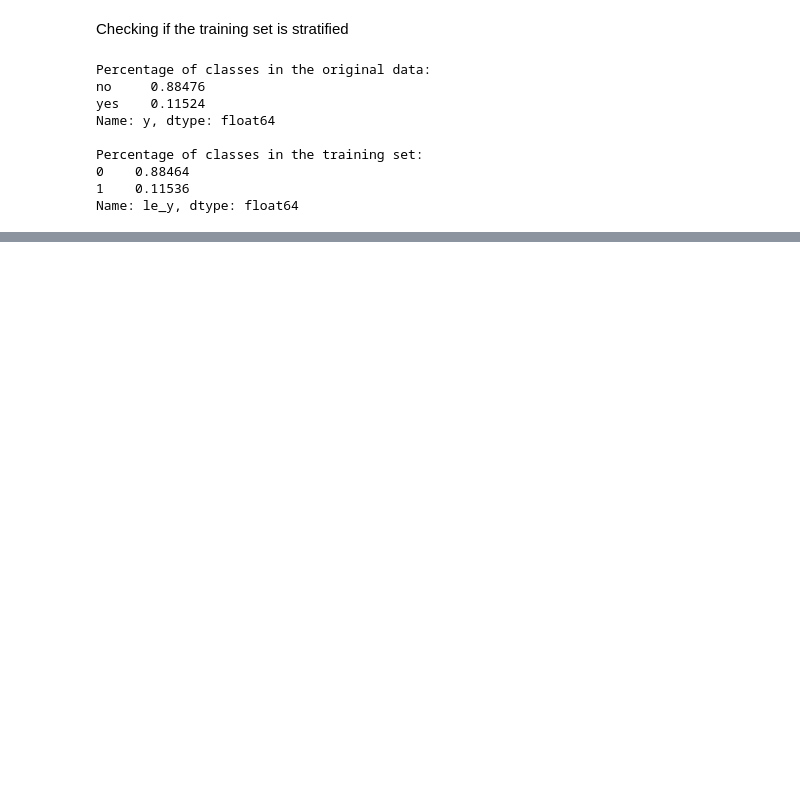
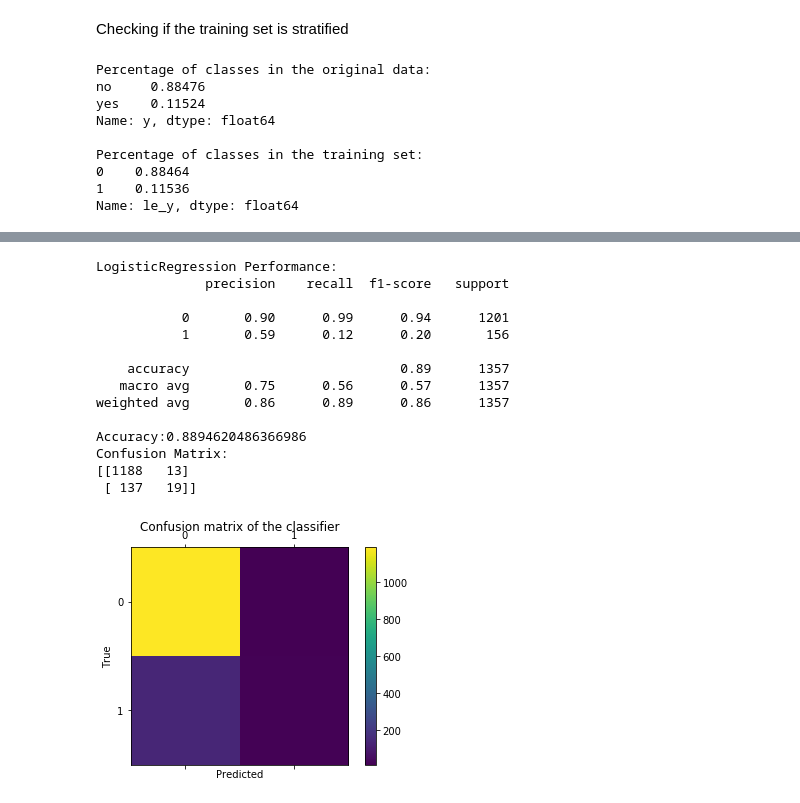
Before and after one commit to fredboneML/Bank-Direct-Marketing, a Jupyter notebook: Bank-Direct-Marketing.ipynb, the cells around one changed output, grey strips where cells are left out. Saved outputs shown, nothing was run; the diff lists cells and outputs as text; code cells hidden in the pictures; blank space fills up the shorter version.

```diff
--- a/Bank-Direct-Marketing.ipynb
+++ b/Bank-Direct-Marketing.ipynb
@@ -300,3 +431,7 @@ ValueError: not enough values to unpack (expected 2, got 1)
+# %%
+X_train_t = enc.transform(train_t)
+X_test_t = enc.transform(test_t)
 # %%
+# Logistic regression classifier
 clf_lr = LogisticRegression(random_state=101)
-clf_lr.fit(X_train_prep, y_train)
+clf_lr.fit(X_train_t, y_train)
@@ -318,3 +440,58 @@ clf_lr.fit(X_train_prep, y_train)
+# %%
+# Funtion to evaluate the model
+def evaluate(model, X_test, y_test, tuned=None, model_type=None, oe=None):
+    labels = [0, 1]
+    if model_type:
+        y_pred = model.predict(X_test)
+        # One hot encode the prediction
+        y_pred = oe.fit_transform(np.array(y_pred).reshape(-1,1) ).toarray()
+        # Decode the prediction
+        y_pred = oe.inverse_transform(y_pred)
+        # Flattening the list of NumPy arrays
+        y_pred = np.concatenate(y_pred).ravel()
+        accuracy = accuracy_score(y_test, y_pred)
+        print('{} Performance:'.format(model_type))
+    else:
+        y_pred = model.predict(X_test)
+        accuracy = accuracy_score(y_test, y_pred)
+        if tuned:
+            print('{} {} Performance:'.format(tuned, type(model).__name__))
+        else:
+            print('{} Performance:'.format(type(model).__name__))
+    print(classification_report(y_test, y_pred))
+    print('Accuracy:{}'.format(accuracy))
+    print('Confusion Matrix:')
+    cm = confusion_matrix(y_test, y_pred, labels)
+    print(cm)
+    fig = plt.figure()
+    ax = fig.add_subplot(111)
+    cax = ax.matshow(cm)
+    plt.title('Confusion matrix of the classifier')
+    fig.colorbar(cax)
+    ax.set_xticklabels([''] + labels)
+    ax.set_yticklabels([''] + labels)
+    plt.xlabel('Predicted')
+    plt.ylabel('True')
+    plt.show()
+# %%
+# Evaluation
+evaluate(clf_lr, X_test_t, y_test)
+# %% [output]
+LogisticRegression Performance:
+              precision    recall  f1-score   support
+
+           0       0.90      0.99      0.94      1201
+           1       0.59      0.12      0.20       156
+
+    accuracy                           0.89      1357
+   macro avg       0.75      0.56      0.57      1357
+weighted avg       0.86      0.89      0.86      1357
+
+Accuracy:0.8894620486366986
+Confusion Matrix:
+[[1188   13]
+ [ 137   19]]
+[figure, added]
 # %%
 # Create the parameter grid
 param_grid_rf = {
```
Also changed, not shown: parts of 38 cells of this notebook, 6 other files.
